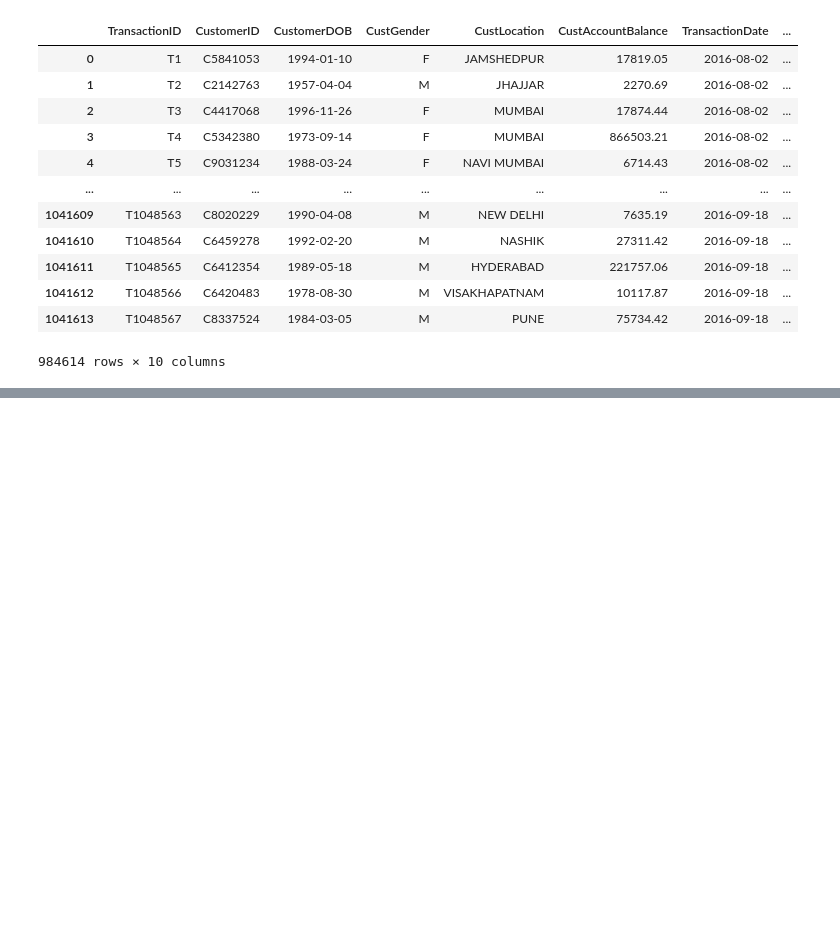
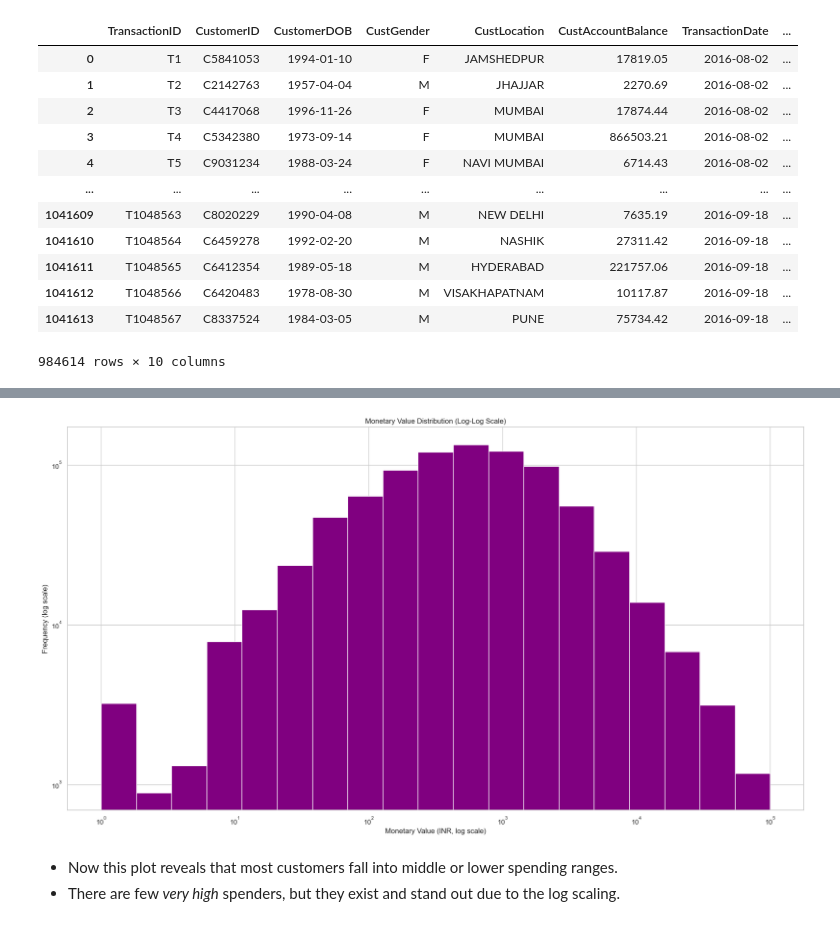
Before and after one commit to mosimii/banktrust-rfm-customer-segmentation, a Jupyter notebook: rfm_customer_segmentation_banktrust.ipynb, the cells around one changed output, grey strips where cells are left out. Drawn from its saved outputs; the diff is of its cells as text; code cells hidden in the pictures; blank space fills up the shorter version.

```diff
--- a/rfm_customer_segmentation_banktrust.ipynb
+++ b/rfm_customer_segmentation_banktrust.ipynb
@@ -687,0 +943,16 @@ df_clean
+# %%
+#plotting the monetary values with a more fitting scale (log).
+plt.figure(figsize=(18, 10))
+plt.hist(rfm['Monetary'], bins=np.logspace(0, 5, 20), color='purple')
+plt.title('Monetary Value Distribution (Log-Log Scale)')
+plt.xlabel('Monetary Value (INR, log scale)')
+plt.ylabel('Frequency (log scale)')
+plt.xscale('log')
+plt.yscale('log')
+plt.tight_layout()
+plt.show()
+# %% [output]
+[figure, added]
+# %% [markdown]
+- Now this plot reveals that most customers fall into middle or lower spending ranges.
+- There are few _very high_ spenders, but they exist and stand out due to the log scaling.
```
Also changed, not shown: parts of 67 cells of this notebook.
